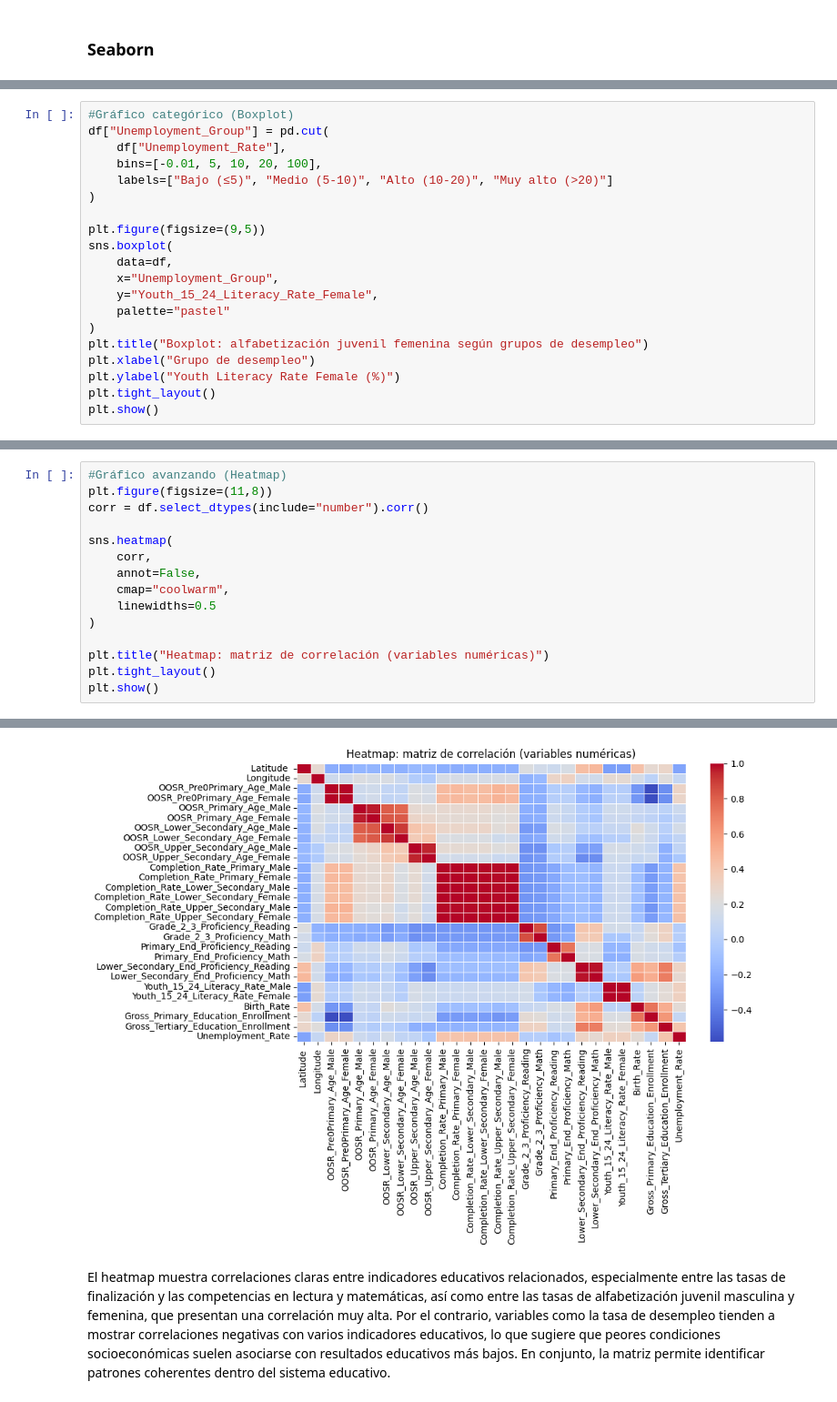
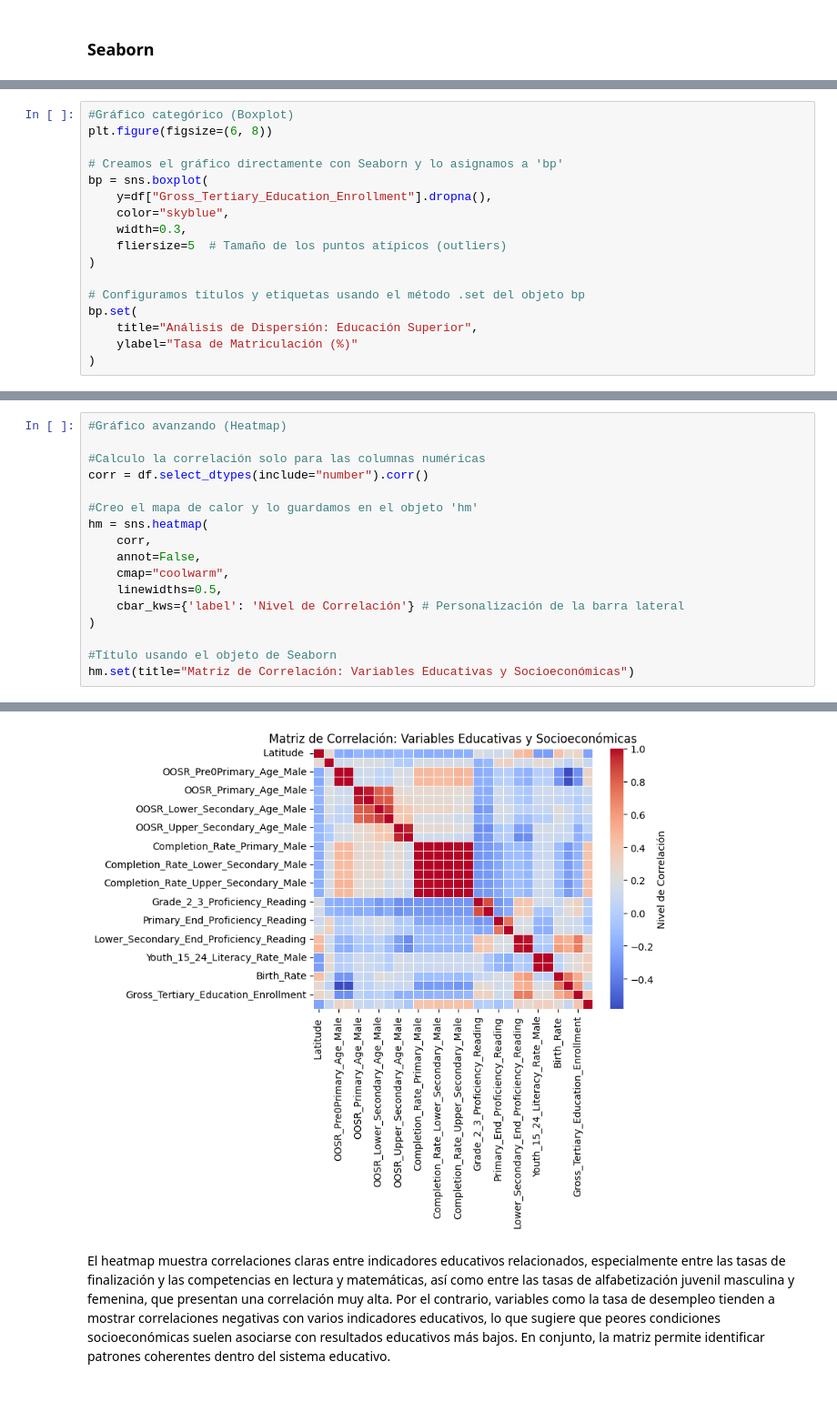
Before and after one commit to AntonioDavid333/Mental-Health-Data-Analysis, a Jupyter notebook: Education.ipynb, the cells around one changed output, grey strips where cells are left out. Shown at 91% size. Saved outputs shown, nothing was run; the diff lists cells and outputs as text.

```diff
--- a/Education.ipynb
+++ b/Education.ipynb
@@ -332,21 +355,18 @@ El gráfico de dispersión muestra una relación positiva general entre la matri
 # %%
 #Gráfico categórico (Boxplot)
-df["Unemployment_Group"] = pd.cut(
-    df["Unemployment_Rate"],
-    bins=[-0.01, 5, 10, 20, 100],
-    labels=["Bajo (≤5)", "Medio (5-10)", "Alto (10-20)", "Muy alto (>20)"]
+plt.figure(figsize=(6, 8))
+
+# Creamos el gráfico directamente con Seaborn y lo asignamos a 'bp'
+bp = sns.boxplot(
+    y=df["Gross_Tertiary_Education_Enrollment"].dropna(),
+    color="skyblue",
+    width=0.3,
+    fliersize=5  # Tamaño de los puntos atípicos (outliers)
 )
 
-plt.figure(figsize=(9,5))
-sns.boxplot(
-    data=df,
-    x="Unemployment_Group",
-    y="Youth_15_24_Literacy_Rate_Female",
-    palette="pastel"
+# Configuramos títulos y etiquetas usando el método .set del objeto bp
+bp.set(
+    title="Análisis de Dispersión: Educación Superior",
+    ylabel="Tasa de Matriculación (%)"
 )
-plt.title("Boxplot: alfabetización juvenil femenina según grupos de desempleo")
-plt.xlabel("Grupo de desempleo")
-plt.ylabel("Youth Literacy Rate Female (%)")
-plt.tight_layout()
-plt.show()
 # %% [output]
@@ -359,16 +380,18 @@ El boxplot muestra que los países con tasas de desempleo bajas y medias present
 # %%
 #Gráfico avanzando (Heatmap)
-plt.figure(figsize=(11,8))
+
+#Calculo la correlación solo para las columnas numéricas
 corr = df.select_dtypes(include="number").corr()
 
-sns.heatmap(
+#Creo el mapa de calor y lo guardamos en el objeto 'hm'
+hm = sns.heatmap(
     corr,
     annot=False,
     cmap="coolwarm",
-    linewidths=0.5
+    linewidths=0.5,
+    cbar_kws={'label': 'Nivel de Correlación'} # Personalización de la barra lateral
 )
 
-plt.title("Heatmap: matriz de correlación (variables numéricas)")
-plt.tight_layout()
-plt.show()
+#Título usando el objeto de Seaborn
+hm.set(title="Matriz de Correlación: Variables Educativas y Socioeconómicas")
 # %% [output]
@@ -375,4 +399,4 @@ plt.show()
-[figure, old version]
+[figure, new version]
 # %% [markdown]
 El heatmap muestra correlaciones claras entre indicadores educativos relacionados, especialmente entre las tasas de finalización y las competencias en lectura y matemáticas, así como entre las tasas de alfabetización juvenil masculina y femenina, que presentan una correlación muy alta. Por el contrario, variables como la tasa de desempleo tienden a mostrar correlaciones negativas con varios indicadores educativos, lo que sugiere que peores condiciones socioeconómicas suelen asociarse con resultados educativos más bajos. En conjunto, la matriz permite identificar patrones coherentes dentro del sistema educativo.
 # %% [markdown]
```
Also changed, not shown: parts of 10 cells of this notebook, 1 other file.
